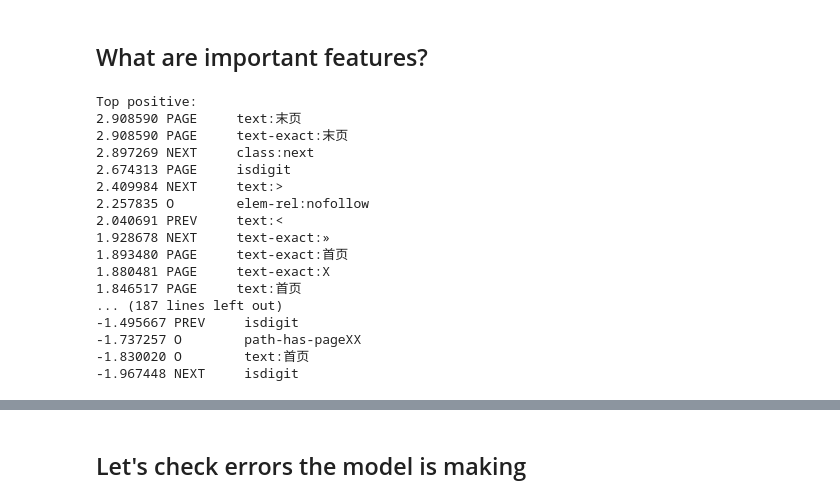
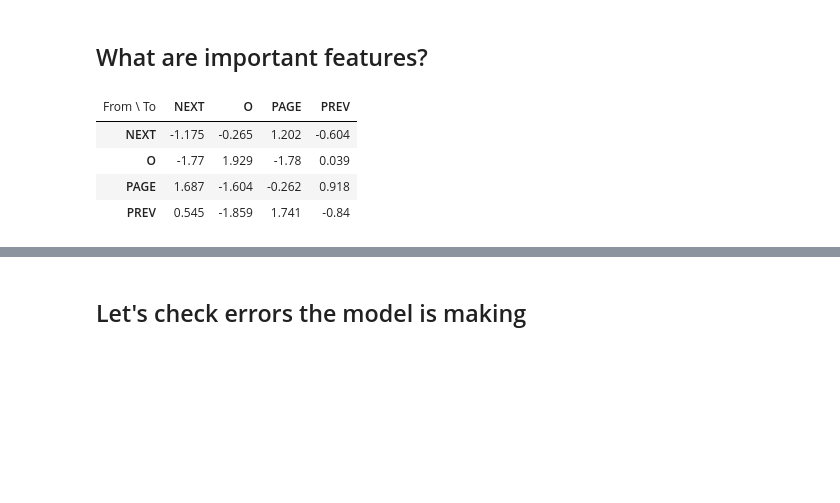
Before and after one commit to not-today/autopager, a Jupyter notebook: notebooks/Training.ipynb, the cells around one changed output, grey strips where cells are left out. Cells and saved outputs as stored; diff of their text form; code cells hidden in the pictures; blank space fills up the shorter version.

```diff
--- a/notebooks/Training.ipynb
+++ b/notebooks/Training.ipynb
@@ -37,6 +36,18 @@ pages: 196  domains: 81
 # %%
 %%time
 # XXX: these functions should be copy-pasted from autopager/model.py
+
+def _as_list(generator, limit=None):
+    """
+    >>> _as_list(ngrams_wb("text", 2, 2), 0)
+    []
+    >>> _as_list(ngrams_wb("text", 2, 2), 2)
+    ['te', 'ex']
+    >>> _as_list(ngrams_wb("text", 2, 2))
+    ['te', 'ex', 'xt']
+    """
+    return list(generator if limit is None else islice(generator, 0, limit))
+
 
 def link_to_features(link):
     text = normalize(get_link_text(link))
@@ -46,7 +57,7 @@ def link_to_features(link):
 
     query_parsed = parse_qsl(p.query)
     query_param_names = [k.lower() for k, v in query_parsed]
-    query_param_names_ngrams = list(ngrams_wb(
+    query_param_names_ngrams = _as_list(ngrams_wb(
         " ".join([normalize(name) for name in query_param_names]), 3, 5, True
     ))
 
@@ -69,11 +80,11 @@ def link_to_features(link):
         'elem-rel': elem_rel,
         'num-tokens%s' % _num_tokens_feature(text): 1.0,
 
-        'text': list(islice(ngrams_wb(replace_digits(text), 2, 5),
-                            0, AUTOPAGER_LIMITS.max_text_features)),
+        'text': _as_list(ngrams_wb(replace_digits(text), 2, 5),
+                         AUTOPAGER_LIMITS.max_text_features),
         'text-exact': replace_digits(text.strip()[:20].strip()),
-        'class': list(islice(ngrams_wb(css_classes, 4, 5),
-                             0, AUTOPAGER_LIMITS.max_css_features)),
+        'class': _as_list(ngrams_wb(css_classes, 4, 5),
+                          AUTOPAGER_LIMITS.max_css_features),
         'query': query_param_names_ngrams,
 
         'path-has-page': 'page' in p.path.lower(),
@@ -93,9 +104,10 @@ def page_to_features(xseq):
     # (as if they are a single feature, not many features)
     k = 0.2
     for feat, (before, after) in zip(features, around):
-        feat['text-before'] = {n: k for n in list(ngrams_wb(normalize(before), 5, 5))}
-        feat['text-after'] = {n: k for n in list(ngrams_wb(normalize(after), 5, 5))}
+        feat['text-before'] = {n: k for n in _as_list(ngrams_wb(normalize(before), 5, 5))}
+        feat['text-after'] = {n: k for n in _as_list(ngrams_wb(normalize(after), 5, 5))}
     return features
 
+
 X = [page_to_features(xseq) for xseq in X_raw]
 # %% [output]
@@ -151,33 +172,13 @@ crf.num_attributes_
 # %%
 # XXX: weight for correlated features don't show their importance
 # XXX: weights for features of different scale don't show their importance
 # (e.g. coefficients to text-after and text-before features are high, but only
 # because input is scaled down for these features)
 
-def print_state_features(state_features):
-    for (attr, label), weight in state_features:
-        print("%0.6f %-8s %s" % (weight, label, attr))
-
-print("Top positive:")
-print_state_features(Counter(crf.state_features_).most_common(150))
-
-print("\nTop negative:")
-print_state_features(Counter(crf.state_features_).most_common()[-50:])
+eli5.show_weights(crf, top=50)
 # %% [output]
-Top positive:
-2.908590 PAGE     text:末页
-2.908590 PAGE     text-exact:末页
-2.897269 NEXT     class:next
-2.674313 PAGE     isdigit
-2.409984 NEXT     text:>
-2.257835 O        elem-rel:nofollow
-2.040691 PREV     text:<
-1.928678 NEXT     text-exact:»
-1.893480 PAGE     text-exact:首页
-1.880481 PAGE     text-exact:X
-1.846517 PAGE     text:首页
-... (187 lines left out)
--1.495667 PREV     isdigit
--1.737257 O        path-has-pageXX
--1.830020 O        text:首页
--1.967448 NEXT     isdigit
+| From \ To | NEXT | O | PAGE | PREV |
+| NEXT | -1.175 | -0.265 | 1.202 | -0.604 |
+| O | -1.77 | 1.929 | -1.78 | 0.039 |
+| PAGE | 1.687 | -1.604 | -0.262 | 0.918 |
+| PREV | 0.545 | -1.859 | 1.741 | -0.84 |
```
Also changed, not shown: parts of 10 cells of this notebook, 3 other files.
